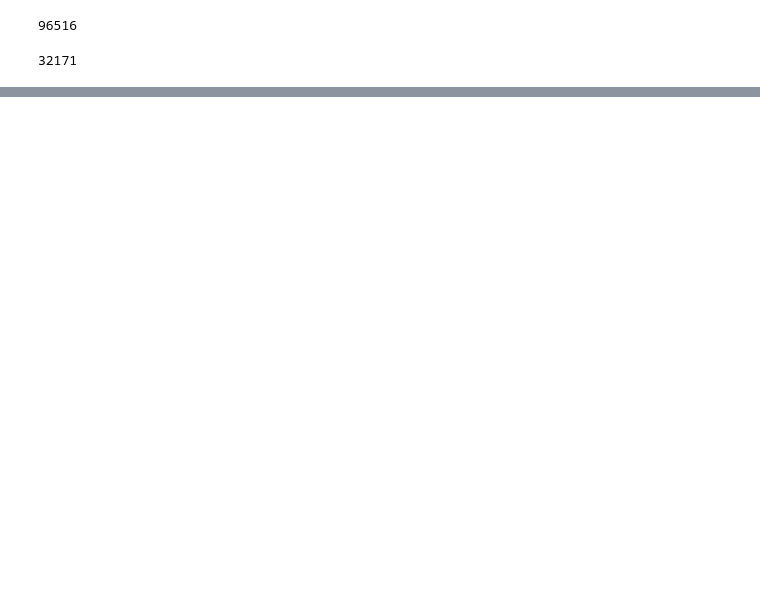
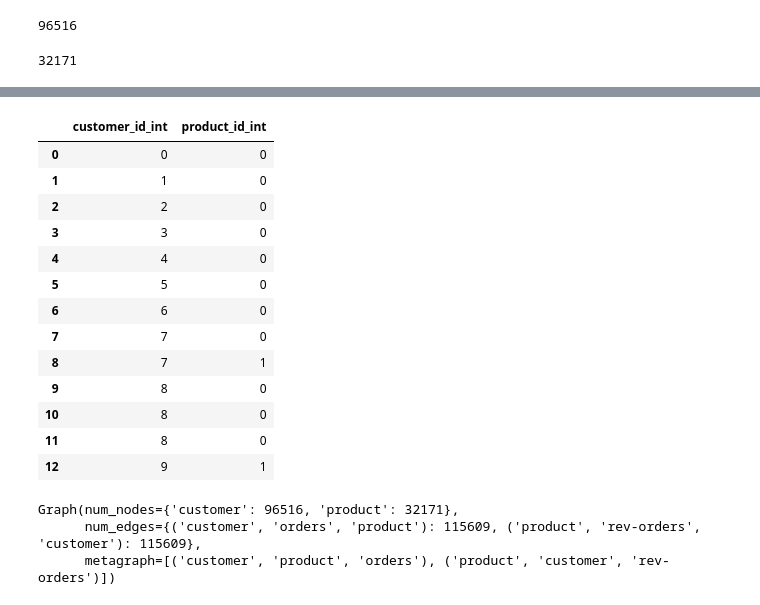
Before and after one commit to pratikaher88/GNNIE, a Jupyter notebook: DatasetEDA/Brazil-Ecommerce-EDA.ipynb, the cells around one changed output, grey strips where cells are left out. Saved outputs shown, nothing was run; the diff lists cells and outputs as text; code cells hidden in the pictures; blank space fills up the shorter version.

```diff
--- a/DatasetEDA/Brazil-Ecommerce-EDA.ipynb
+++ b/DatasetEDA/Brazil-Ecommerce-EDA.ipynb
@@ -478,0 +517,17 @@ df_final.shape
+# %%
+df_final[['customer_id_int', 'product_id_int']].head(13)
+# %% [output]
+|  | customer_id_int | product_id_int |
+| 0 | 0 | 0 |
+| 1 | 1 | 0 |
+| 2 | 2 | 0 |
+| 3 | 3 | 0 |
+| 4 | 4 | 0 |
+| 5 | 5 | 0 |
+| 6 | 6 | 0 |
+| 7 | 7 | 0 |
+| 8 | 7 | 1 |
+| 9 | 8 | 0 |
+| 10 | 8 | 0 |
+| 11 | 8 | 0 |
+| 12 | 9 | 1 |
@@ -478,0 +566,6 @@ df_final.shape
+# %%
+ecommerce_hetero_graph
+# %% [output]
+Graph(num_nodes={'customer': 96516, 'product': 32171},
+      num_edges={('customer', 'orders', 'product'): 115609, ('product', 'rev-orders', 'customer'): 115609},
+      metagraph=[('customer', 'product', 'orders'), ('product', 'customer', 'rev-orders')])
```
Also changed, not shown: parts of 73 cells of this notebook, 14 other files.
